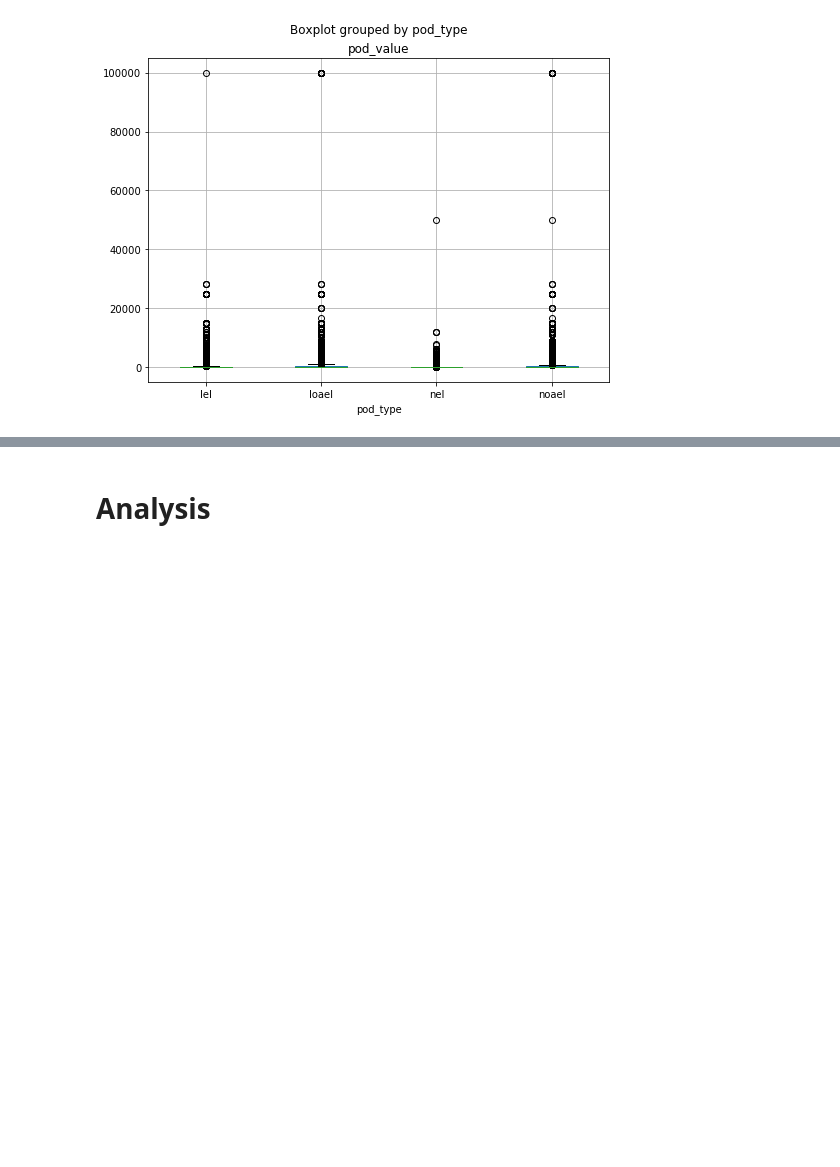
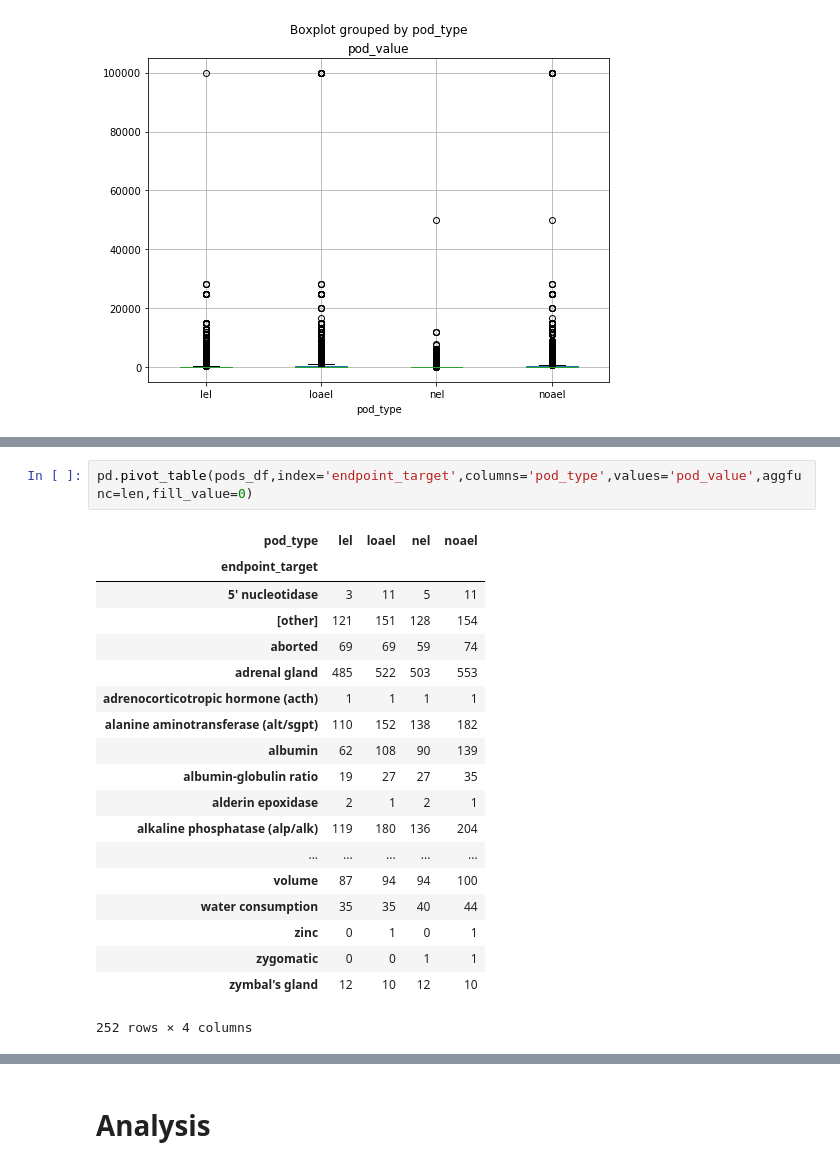
Before and after one commit to georgehelman/genra, a Jupyter notebook: notebooks/rax/rax-genra-toxref.ipynb, the cells around one changed output, grey strips where cells are left out. Saved outputs shown, nothing was run; the diff lists cells and outputs as text; blank space fills up the shorter version.

```diff
--- a/notebooks/rax/rax-genra-toxref.ipynb
+++ b/notebooks/rax/rax-genra-toxref.ipynb
@@ -236 +189,23 @@ toxref.find_one({'bmds':{'$exists':True}},{'bmds':1})
+# %%
+pd.pivot_table(pods_df,index='endpoint_target',columns='pod_type',values='pod_value',aggfunc=len,fill_value=0)
+# %% [output]
+| pod_type | lel | loael | nel | noael |
+| endpoint_target |  |  |  |  |
+| 5' nucleotidase | 3 | 11 | 5 | 11 |
+| [other] | 121 | 151 | 128 | 154 |
+| aborted | 69 | 69 | 59 | 74 |
+| adrenal gland | 485 | 522 | 503 | 553 |
+| adrenocorticotropic hormone (acth) | 1 | 1 | 1 | 1 |
+| alanine aminotransferase (alt/sgpt) | 110 | 152 | 138 | 182 |
+| albumin | 62 | 108 | 90 | 139 |
+| albumin-globulin ratio | 19 | 27 | 27 | 35 |
+| alderin epoxidase | 2 | 1 | 2 | 1 |
+| alkaline phosphatase (alp/alk) | 119 | 180 | 136 | 204 |
+| ... | ... | ... | ... | ... |
+| volume | 87 | 94 | 94 | 100 |
+| water consumption | 35 | 35 | 40 | 44 |
+| zinc | 0 | 1 | 0 | 1 |
+| zygomatic | 0 | 0 | 1 | 1 |
+| zymbal's gland | 12 | 10 | 12 | 10 |
+252 rows × 4 columns
 # %%
```
Also changed, not shown: parts of 41 cells of this notebook, 1 other file.
